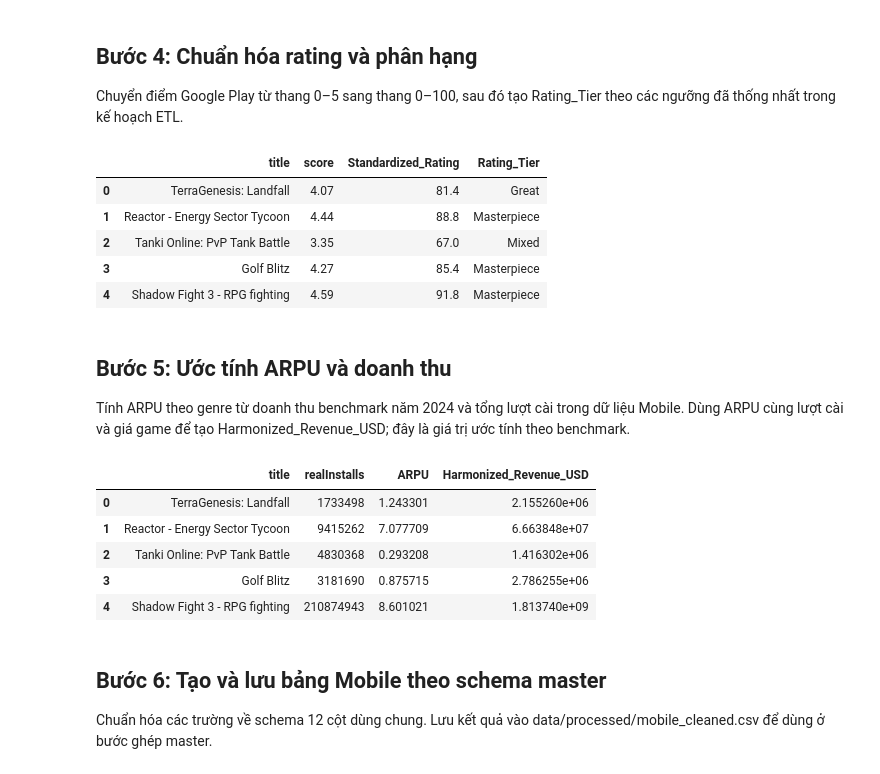
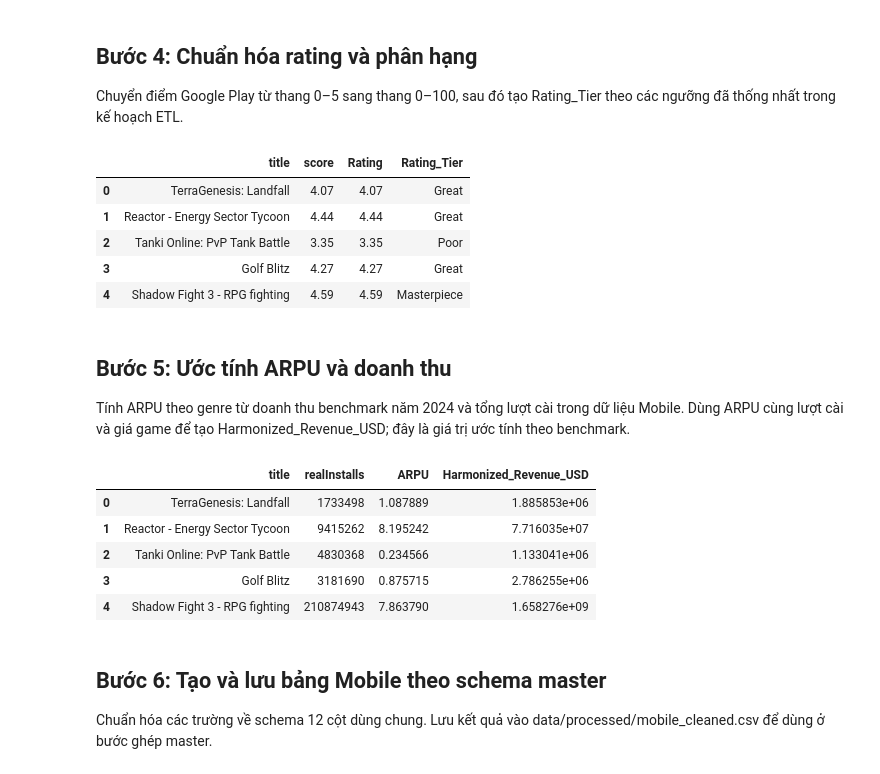
Before and after one commit to hoangle040706/Gaming-Market-Industry-Analytics, a Jupyter notebook: notebooks/etl/03_etl_mobile.ipynb, the cells around one changed output. Drawn from its saved outputs; the diff is of its cells as text; code cells hidden in the pictures.

```diff
--- a/notebooks/etl/03_etl_mobile.ipynb
+++ b/notebooks/etl/03_etl_mobile.ipynb
@@ -96,26 +96,32 @@ df_mobile[['title', 'Volume_Units', 'Genre_Clean', 'is_free', 'offersIAP']].head
 Chuyển điểm Google Play từ thang 0–5 sang thang 0–100, sau đó tạo Rating_Tier theo các ngưỡng đã thống nhất trong kế hoạch ETL.
 # %%
 # Chuyển điểm 0-5 sao sang thang 0-100.
-df_mobile['Standardized_Rating'] = (df_mobile['score'] * 20).round(2)
+df_mobile['Rating'] = df_mobile['score']
 
-def assign_rating_tier(score):
-    if score >= 85:
-        return 'Masterpiece'
-    elif score >= 75:
-        return 'Great'
-    elif score >= 50:
-        return 'Mixed'
-    return 'Poor'
+def assign_rating_tier(row):
+      score = row.get('score', 0)
+      ratings = row.get('ratings', 0)
+      if ratings < 100:
+            return 'Low Engagement'
 
-df_mobile['Rating_Tier'] = df_mobile['Standardized_Rating'].apply(assign_rating_tier)
-df_mobile[['title', 'score', 'Standardized_Rating', 'Rating_Tier']].head()
+      if score >= 4.5:
+            return 'Masterpiece'
+      elif score >= 4.0:
+            return 'Great'
+      elif score >= 3.5:
+            return 'Mixed'
+      else:
+            return 'Poor'
+
+df_mobile['Rating_Tier'] = df_mobile.apply(assign_rating_tier, axis = 1)
+df_mobile[['title', 'score', 'Rating', 'Rating_Tier']].head()
 # %% [output]
-|  | title | score | Standardized_Rating | Rating_Tier |
-| 0 | TerraGenesis: Landfall | 4.07 | 81.4 | Great |
-| 1 | Reactor - Energy Sector Tycoon | 4.44 | 88.8 | Masterpiece |
-| 2 | Tanki Online: PvP Tank Battle | 3.35 | 67.0 | Mixed |
-| 3 | Golf Blitz | 4.27 | 85.4 | Masterpiece |
-| 4 | Shadow Fight 3 - RPG fighting | 4.59 | 91.8 | Masterpiece |
+|  | title | score | Rating | Rating_Tier |
+| 0 | TerraGenesis: Landfall | 4.07 | 4.07 | Great |
+| 1 | Reactor - Energy Sector Tycoon | 4.44 | 4.44 | Great |
+| 2 | Tanki Online: PvP Tank Battle | 3.35 | 3.35 | Poor |
+| 3 | Golf Blitz | 4.27 | 4.27 | Great |
+| 4 | Shadow Fight 3 - RPG fighting | 4.59 | 4.59 | Masterpiece |
 # %% [markdown]
 ## Bước 5: Ước tính ARPU và doanh thu
 
@@ -123,7 +129,7 @@ Tính ARPU theo genre từ doanh thu benchmark năm 2024 và tổng lượt cài
 # %%
 # Tính ARPU theo genre = doanh thu benchmark chia tổng lượt cài.
 genre_installs = df_mobile.groupby('Genre_Clean')['realInstalls'].sum()
-genre_rev_lookup = df_genre_rev.set_index('Genre')['Mobile_Revenue_2024_USD_Billion'] * 1e9
+genre_rev_lookup = df_genre_rev.set_index('Genre')['Mobile_Revenue_2025_USD_Billion'] * 1e9
 
 arpu_dict = (genre_rev_lookup / genre_installs).dropna().to_dict()
 df_mobile['ARPU'] = df_mobile['Genre_Clean'].map(arpu_dict)
@@ -131,17 +137,20 @@ unmatched = df_mobile.loc[df_mobile['ARPU'].isna(), 'Genre_Clean'].unique()
 if len(unmatched) > 0:
     print(f"Genre chưa có ARPU trong benchmark: {unmatched}")
 
+df_mobile['IAP_Revenue_USD'] = (df_mobile['realInstalls'] * df_mobile['ARPU'])
+df_mobile['Paid_Revenue_USD'] = (df_mobile['price_usd'] * df_mobile['realInstalls'])
+
 # Ước tính doanh thu chuẩn hóa từ lượt cài, ARPU genre và giá game.
-df_mobile['Harmonized_Revenue_USD'] = (df_mobile['realInstalls'] * df_mobile['ARPU']) + (df_mobile['price_usd'] * df_mobile['realInstalls'])
+df_mobile['Harmonized_Revenue_USD'] =  df_mobile['IAP_Revenue_USD'] + df_mobile['Paid_Revenue_USD']
 
 df_mobile[['title', 'realInstalls', 'ARPU', 'Harmonized_Revenue_USD']].head()
 # %% [output]
 |  | title | realInstalls | ARPU | Harmonized_Revenue_USD |
-| 0 | TerraGenesis: Landfall | 1733498 | 1.243301 | 2.155260e+06 |
-| 1 | Reactor - Energy Sector Tycoon | 9415262 | 7.077709 | 6.663848e+07 |
-| 2 | Tanki Online: PvP Tank Battle | 4830368 | 0.293208 | 1.416302e+06 |
+| 0 | TerraGenesis: Landfall | 1733498 | 1.087889 | 1.885853e+06 |
+| 1 | Reactor - Energy Sector Tycoon | 9415262 | 8.195242 | 7.716035e+07 |
+| 2 | Tanki Online: PvP Tank Battle | 4830368 | 0.234566 | 1.133041e+06 |
 | 3 | Golf Blitz | 3181690 | 0.875715 | 2.786255e+06 |
-| 4 | Shadow Fight 3 - RPG fighting | 210874943 | 8.601021 | 1.813740e+09 |
+| 4 | Shadow Fight 3 - RPG fighting | 210874943 | 7.863790 | 1.658276e+09 |
 # %% [markdown]
 ## Bước 6: Tạo và lưu bảng Mobile theo schema master
 
```
Also changed, not shown: parts of 2 cells of this notebook, 8 other files.
